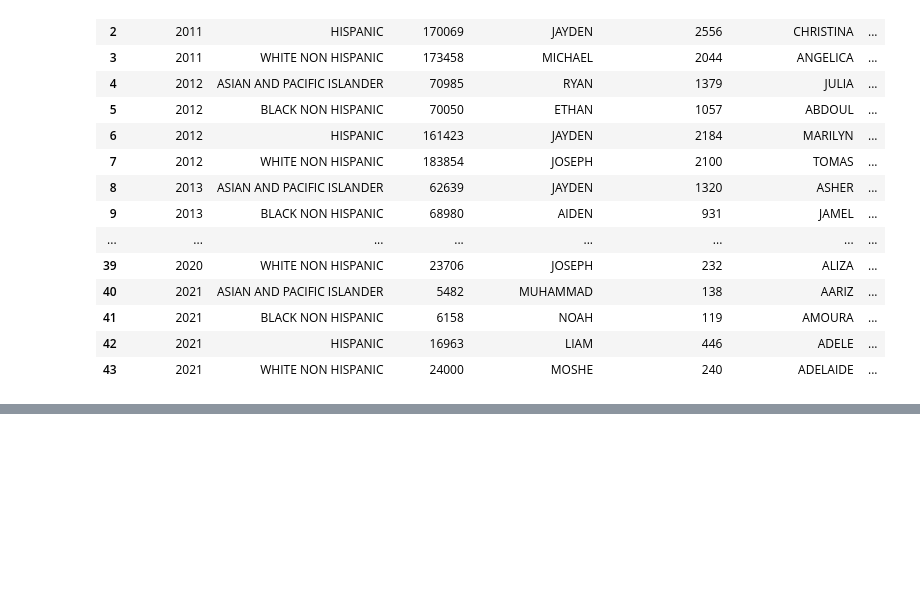
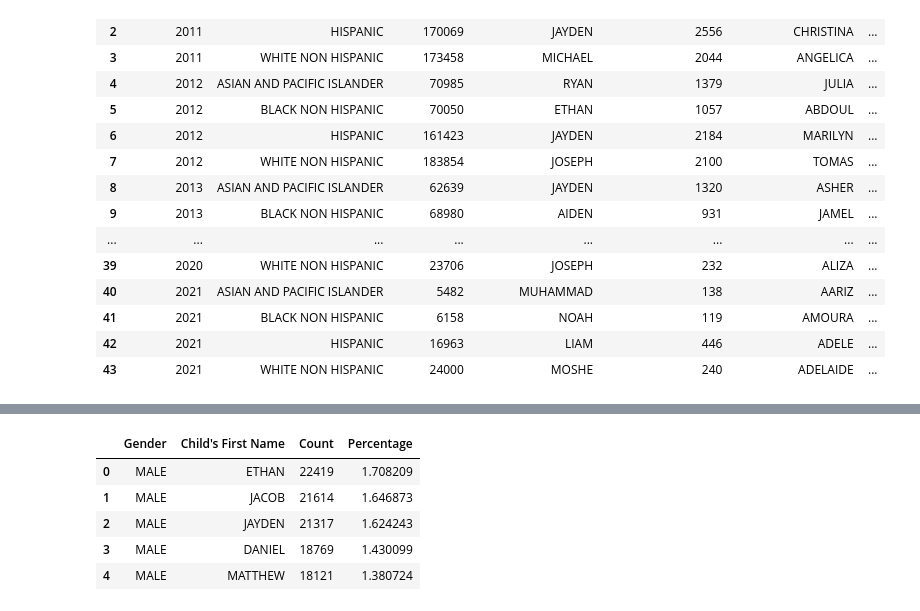
Before and after one commit to madheesunp/ISYEFinal, a Jupyter notebook: Jupyter Notebook/ISYEFinal.ipynb, the cells around one changed output, grey strips where cells are left out. Cells and saved outputs as stored; diff of their text form; code cells hidden in the pictures; blank space fills up the shorter version.

```diff
--- a/Jupyter Notebook/ISYEFinal.ipynb
+++ b/Jupyter Notebook/ISYEFinal.ipynb
@@ -114,0 +135,9 @@ summary_by_year_ethnicity
+# %%
+total_5count_male
+# %% [output]
+|  | Gender | Child's First Name | Count | Percentage |
+| 0 | MALE | ETHAN | 22419 | 1.708209 |
+| 1 | MALE | JACOB | 21614 | 1.646873 |
+| 2 | MALE | JAYDEN | 21317 | 1.624243 |
+| 3 | MALE | DANIEL | 18769 | 1.430099 |
+| 4 | MALE | MATTHEW | 18121 | 1.380724 |
```
Also changed, not shown: parts of 11 cells of this notebook, 3 other files.
